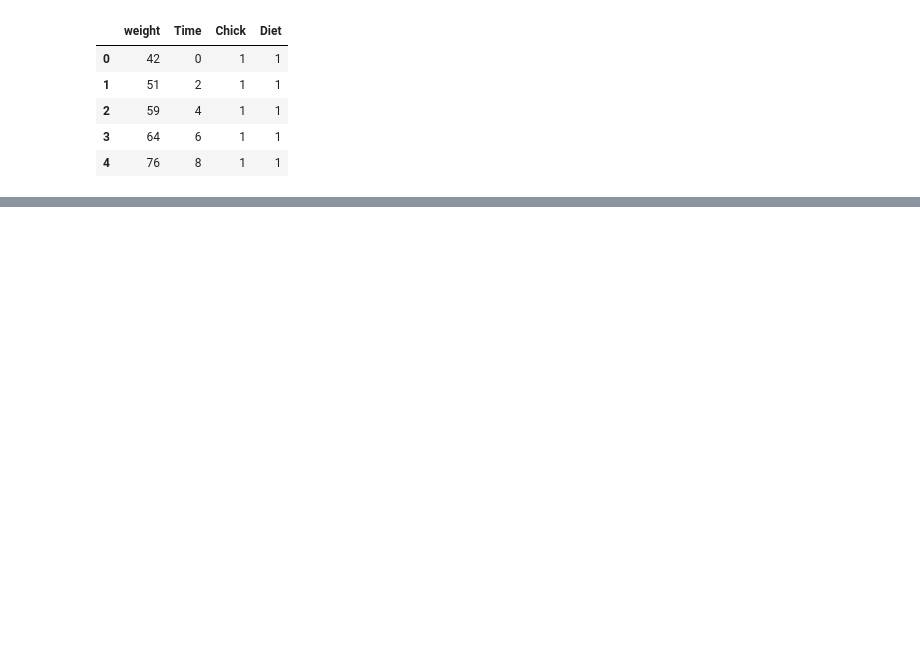
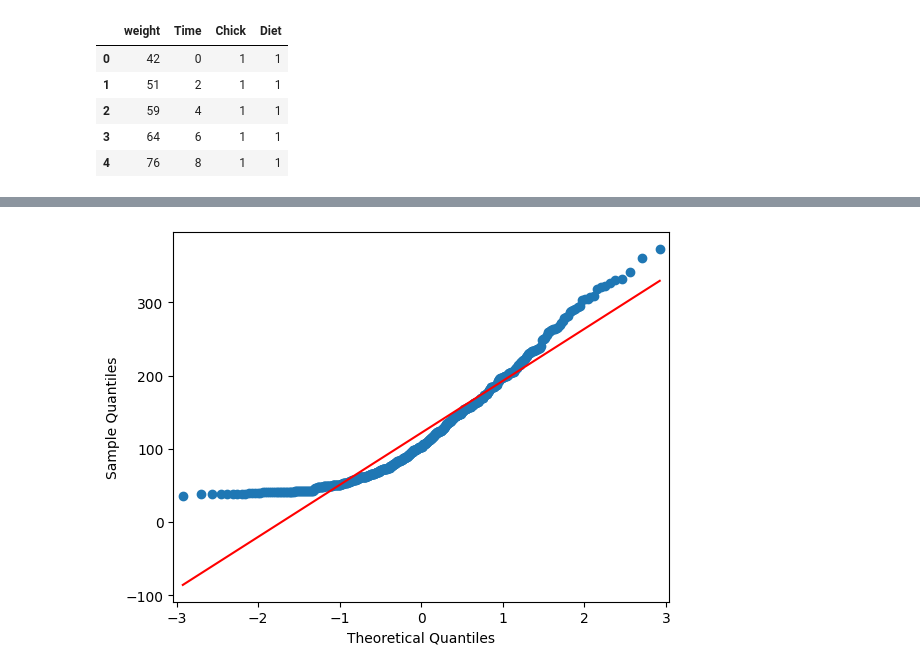
Before and after one commit to MichaelSzczepaniak/DataCamp, a Jupyter notebook: Tracks/Associate Data Scientist/30 Experimental Design in Python/ExperimentalDesignPython.ipynb, the cells around one changed output, grey strips where cells are left out. Cells and saved outputs as stored; diff of their text form; code cells hidden in the pictures; blank space fills up the shorter version.

```diff
--- a/Tracks/Associate Data Scientist/30 Experimental Design in Python/ExperimentalDesignPython.ipynb
+++ b/Tracks/Associate Data Scientist/30 Experimental Design in Python/ExperimentalDesignPython.ipynb
@@ -178,0 +188,8 @@ chicken_data.head()
+# %%
+from statsmodels.graphics.gofplots import qqplot
+from scipy.stats.distributions import norm
+# Plot the qq plot of the chickens' weight
+qqplot(data=chicken_data['weight'], line='s')
+plt.show()  # bow-shaped tails, not very normal looking
+# %% [output]
+[figure, added]
```
Also changed, not shown: parts of 12 cells of this notebook.
